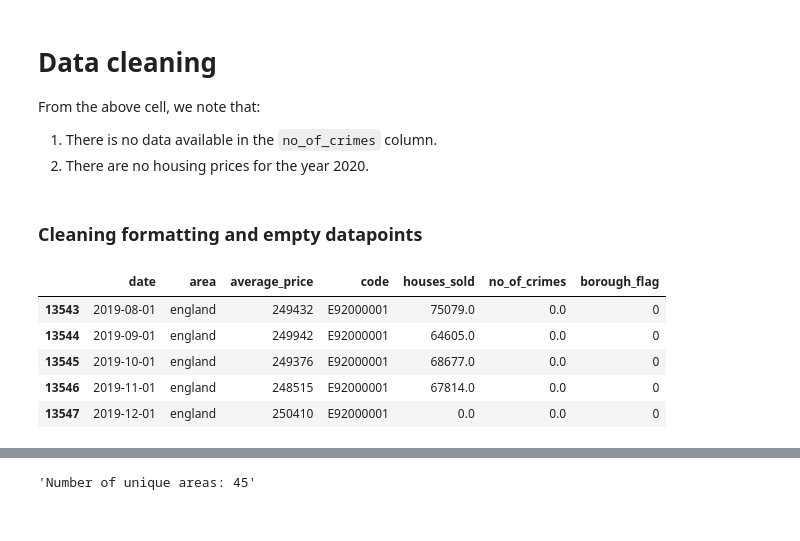
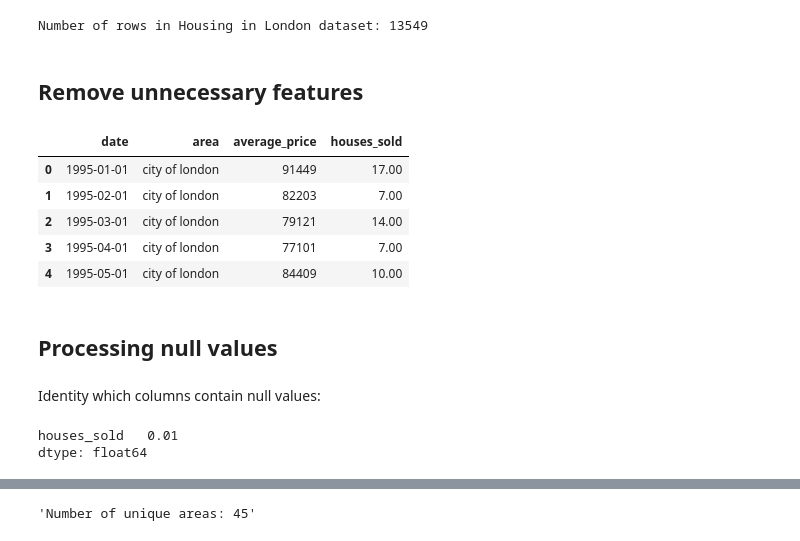
Before and after one commit to jhtkoo0426/uk-qol-analysis, a Jupyter notebook: uk-quality-of-life-analysis.ipynb, the cells around one changed output, grey strips where cells are left out. Drawn from its saved outputs; the diff is of its cells as text; code cells hidden in the pictures.

```diff
--- a/uk-quality-of-life-analysis.ipynb
+++ b/uk-quality-of-life-analysis.ipynb
@@ -24,25 +37,29 @@ df.tail()
-# %% [markdown]
-# Data cleaning
-From the above cell, we note that:
-1. There is no data available in the `no_of_crimes` column.
-2. There are no housing prices for the year 2020.
-# %% [markdown]
-### Cleaning formatting and empty datapoints
-# %%
-# Convert the "date" column into datetime format
-df['date'] = pd.to_datetime(df['date'])
-
-# Cleaning empty datapoints
-df = df.loc[df['date'].dt.year < 2020]
-
-# Cleaning NaN values
-df = df.fillna(0)
-
-df.tail()
-# %% [output]
-|  | date | area | average_price | code | houses_sold | no_of_crimes | borough_flag |
-| 13543 | 2019-08-01 | england | 249432 | E92000001 | 75079.0 | 0.0 | 0 |
-| 13544 | 2019-09-01 | england | 249942 | E92000001 | 64605.0 | 0.0 | 0 |
-| 13545 | 2019-10-01 | england | 249376 | E92000001 | 68677.0 | 0.0 | 0 |
-| 13546 | 2019-11-01 | england | 248515 | E92000001 | 67814.0 | 0.0 | 0 |
-| 13547 | 2019-12-01 | england | 250410 | E92000001 | 0.0 | 0.0 | 0 |
+# %%
+print(f"Number of rows in Housing in London dataset: {len(housing_data)}")
+# %% [output]
+Number of rows in Housing in London dataset: 13549
+# %% [markdown]
+## Remove unnecessary features
+# %%
+unnecessary_columns = columns=['no_of_crimes', 'code', 'borough_flag']
+# %%
+housing_data = housing_data.drop(columns=unnecessary_columns, axis=1, errors='ignore')
+housing_data.head()
+# %% [output]
+|  | date | area | average_price | houses_sold |
+| 0 | 1995-01-01 | city of london | 91449 | 17.00 |
+| 1 | 1995-02-01 | city of london | 82203 | 7.00 |
+| 2 | 1995-03-01 | city of london | 79121 | 14.00 |
+| 3 | 1995-04-01 | city of london | 77101 | 7.00 |
+| 4 | 1995-05-01 | city of london | 84409 | 10.00 |
+# %% [markdown]
+## Processing null values
+# %% [markdown]
+Identity which columns contain null values:
+# %%
+housing_null = housing_data.isna().mean()
+housing_null = housing_null[housing_null > 0].sort_values(ascending=False)
+housing_null
+# %% [output]
+houses_sold   0.01
+dtype: float64
```
Also changed, not shown: parts of 22 cells of this notebook.
